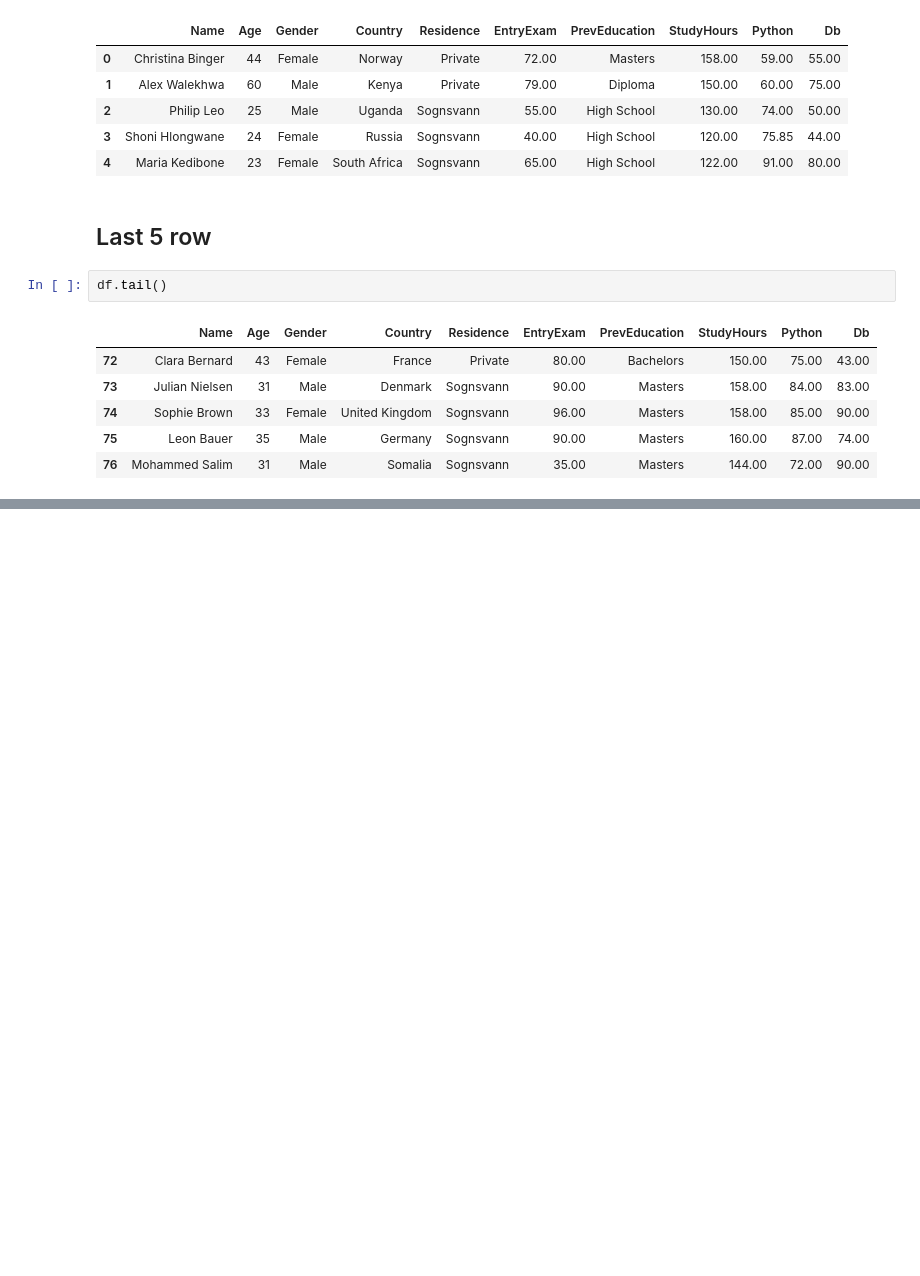
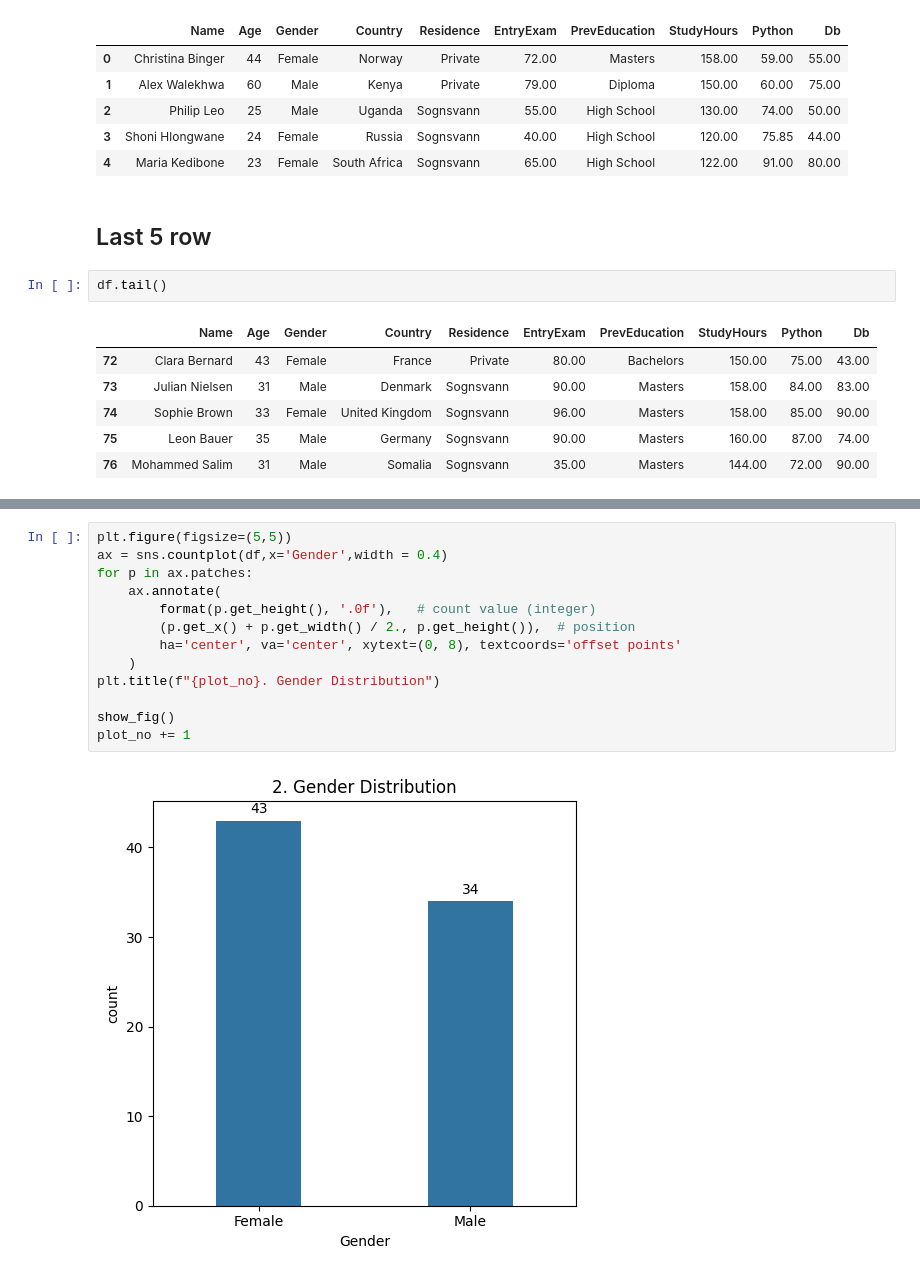
Before and after one commit to lukhi-laksh/Kaggle-Notebooks, a Jupyter notebook: Bi Intro/Bi_Intro.ipynb, the cells around one changed output, grey strips where cells are left out. Cells and saved outputs as stored; diff of their text form; blank space fills up the shorter version.

```diff
--- a/Bi Intro/Bi_Intro.ipynb
+++ b/Bi Intro/Bi_Intro.ipynb
@@ -334,0 +386,15 @@ df.tail()
+# %%
+plt.figure(figsize=(5,5))
+ax = sns.countplot(df,x='Gender',width = 0.4)
+for p in ax.patches:
+    ax.annotate(
+        format(p.get_height(), '.0f'),   # count value (integer)
+        (p.get_x() + p.get_width() / 2., p.get_height()),  # position
+        ha='center', va='center', xytext=(0, 8), textcoords='offset points'
+    )
+plt.title(f"{plot_no}. Gender Distribution")
+
+show_fig()
+plot_no += 1
+# %% [output]
+[figure, added]
```
Also changed, not shown: parts of 59 cells of this notebook, 1 other file.
